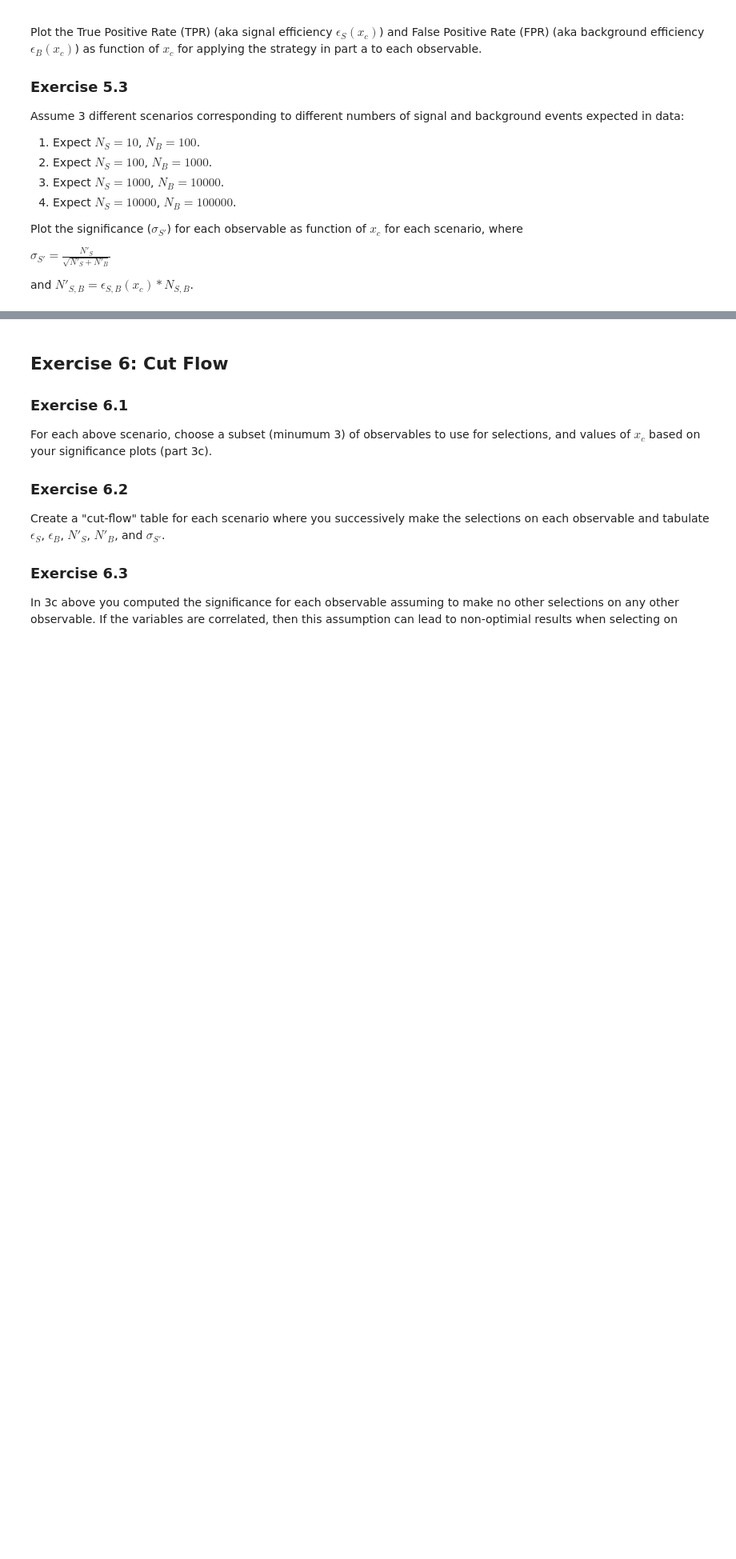
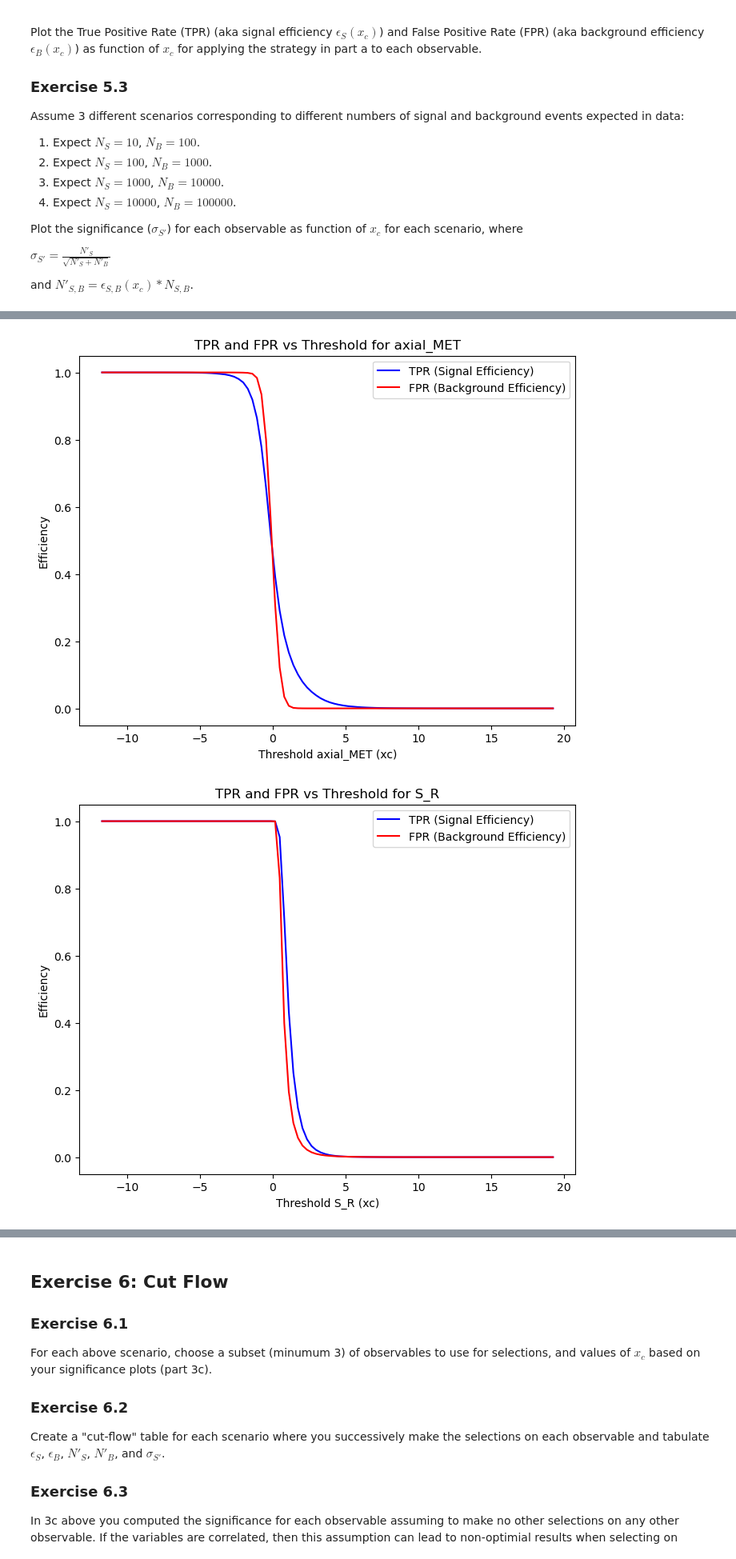
Before and after one commit to philipstringer/DATA3402.Spring.2025, a Jupyter notebook: Labs/Lab.7/Lab.7.Solution.ipynb, the cells around one changed output, grey strips where cells are left out. Shown at 80% size. Saved outputs shown, nothing was run; the diff lists cells and outputs as text; code cells hidden in the pictures; blank space fills up the shorter version.

```diff
--- a/Labs/Lab.7/Lab.7.Solution.ipynb
+++ b/Labs/Lab.7/Lab.7.Solution.ipynb
@@ -626,0 +439,35 @@ and $N'_{S,B} = \epsilon_{S,B}(x_c) * N_{S,B}$.
+# %%
+def calculate_tpr_fpr(df_sig, df_bkg, feature, thresholds):
+    tpr = []
+    fpr = []
+
+    for xc in thresholds:
+        # Signal efficiency (TPR)
+        tpr_value = np.sum(df_sig[feature] > xc) / len(df_sig)
+
+        # Background efficiency (FPR)
+        fpr_value = np.sum(df_bkg[feature] > xc) / len(df_bkg)
+
+        tpr.append(tpr_value)
+        fpr.append(fpr_value)
+
+    return np.array(tpr), np.array(fpr)
+
+# Define thresholds to scan over
+thresholds = np.linspace(df[FeatureNames].min().min(), df[FeatureNames].max().max(), 100)
+
+# Plot TPR and FPR for each feature
+for feature in FeatureNames:
+    tpr, fpr = calculate_tpr_fpr(df_sig, df_bkg, feature, thresholds)
+
+    plt.figure(figsize=(8, 6))
+    plt.plot(thresholds, tpr, label="TPR (Signal Efficiency)", color='blue')
+    plt.plot(thresholds, fpr, label="FPR (Background Efficiency)", color='red')
+    plt.xlabel(f"Threshold {feature} (xc)")
+    plt.ylabel("Efficiency")
+    plt.legend()
+    plt.title(f"TPR and FPR vs Threshold for {feature}")
+    plt.show()
+# %% [output]
+[figure, added]
+[figure, added]
```
Also changed, not shown: parts of 21 cells of this notebook.
